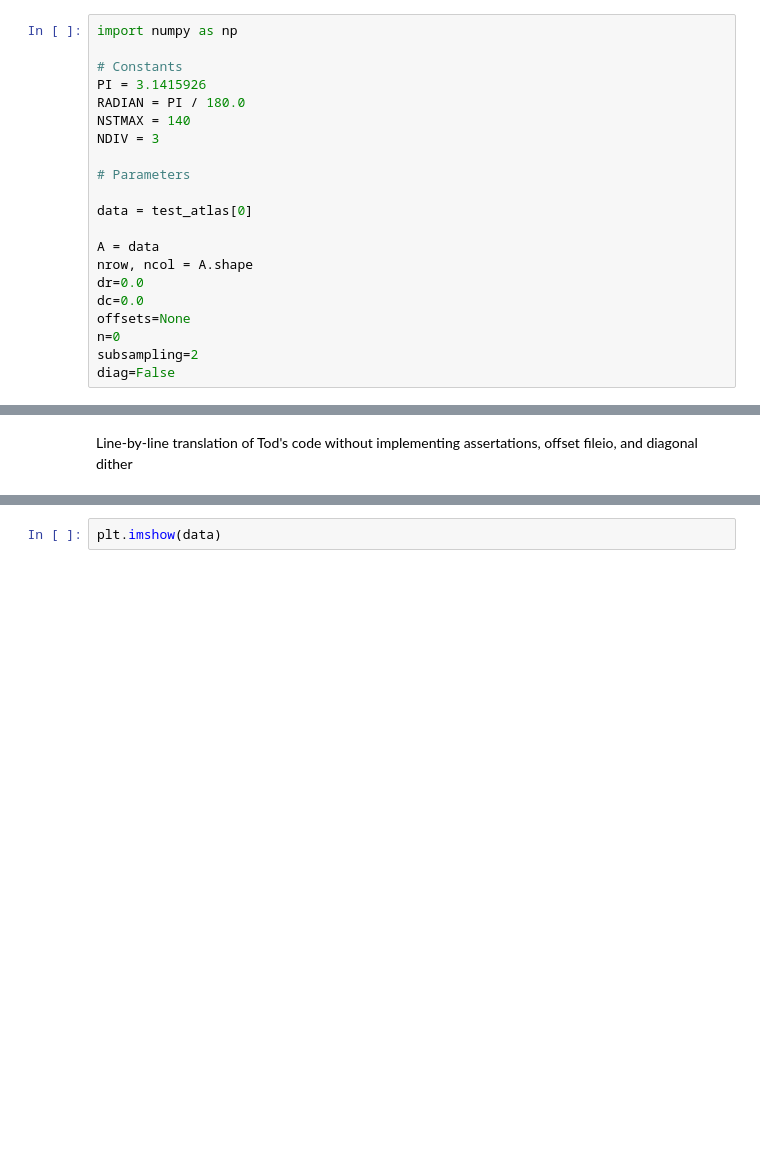
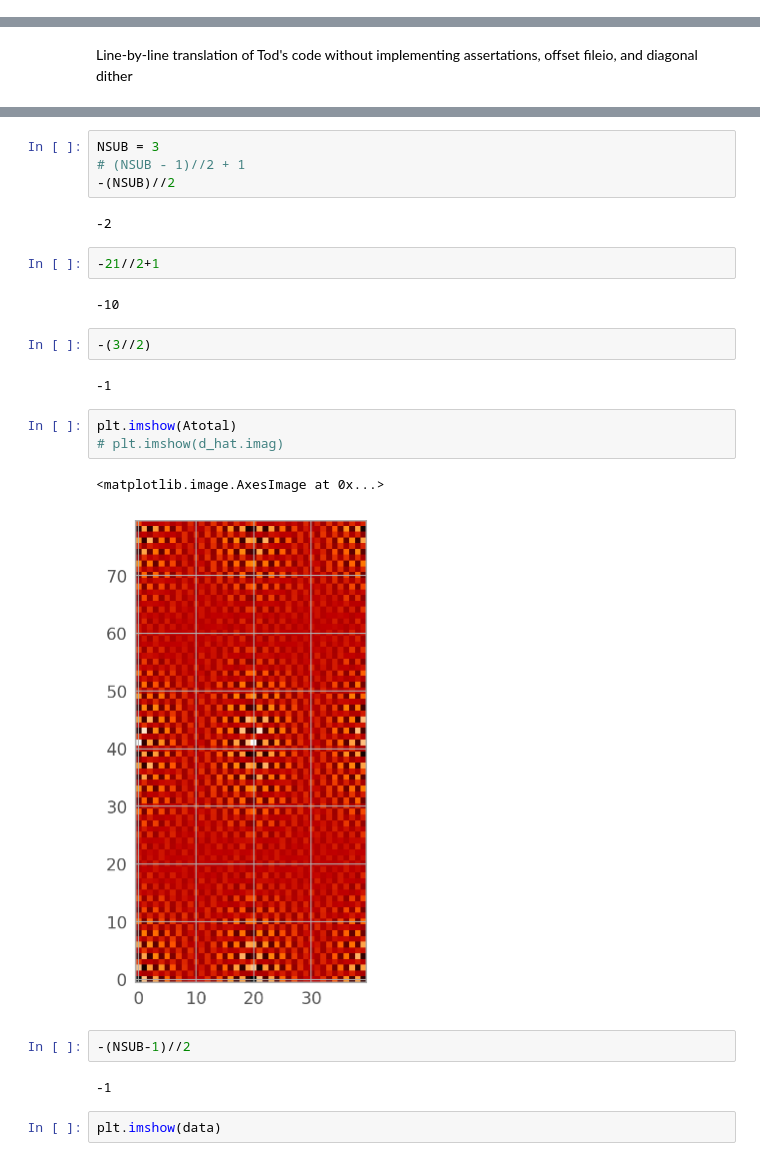
Before and after one commit to Chisen-Lupus/proper-dither, a Jupyter notebook: demo.ipynb, the cells around one changed output, grey strips where cells are left out. Drawn from its saved outputs; the diff is of its cells as text; blank space fills up the shorter version.

```diff
--- a/demo.ipynb
+++ b/demo.ipynb
@@ -870,21 +854,0 @@ initial setup
-# %%
-import numpy as np
-
-# Constants
-PI = 3.1415926
-RADIAN = PI / 180.0
-NSTMAX = 140
-NDIV = 3
-
-# Parameters
-
-data = test_atlas[0]
-
-A = data
-nrow, ncol = A.shape
-dr=0.0
-dc=0.0
-offsets=None
-n=0
-subsampling=2
-diag=False
@@ -1566,3 +1294,27 @@ plt.imshow(A.real)
+# %%
+NSUB = 3
+# (NSUB - 1)//2 + 1
+-(NSUB)//2
+# %% [output]
+-2
+# %%
+-21//2+1
+# %% [output]
+-10
+# %%
+-(3//2)
+# %% [output]
+-1
+# %%
+plt.imshow(Atotal)
+# plt.imshow(d_hat.imag)
+# %% [output]
+<matplotlib.image.AxesImage at 0x...>
+[figure, added]
+# %%
+-(NSUB-1)//2
+# %% [output]
+-1
 # %%
 plt.imshow(data)
 # %% [output]
```
Also changed, not shown: parts of 12 cells of this notebook.
